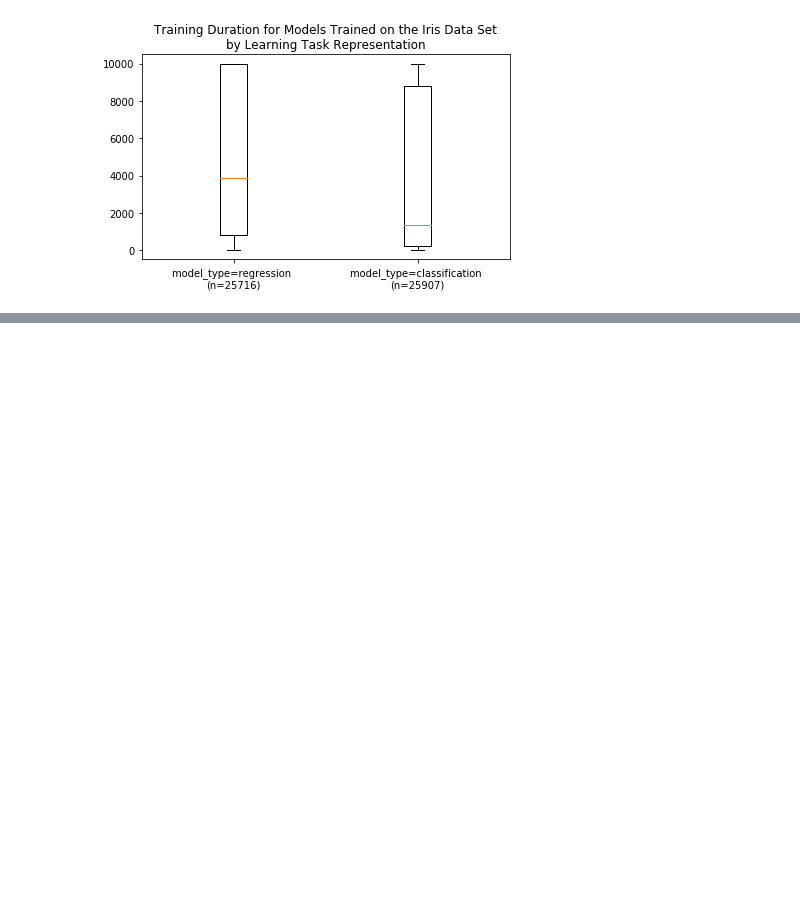
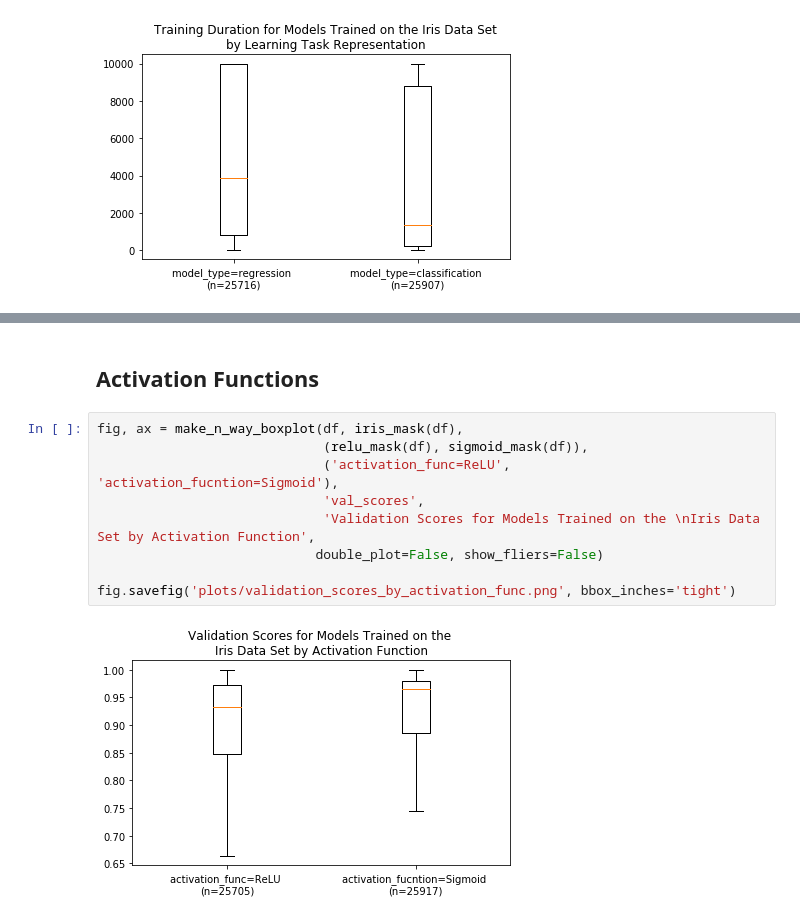
Before and after one commit to AnthonyDickson/Neural-Networks, a Jupyter notebook: notebooks/Figures for the Report.ipynb, the cells around one changed output, grey strips where cells are left out. Drawn from its saved outputs; the diff is of its cells as text; blank space fills up the shorter version.

Commit message:
add plots for activation functions results

```diff
--- a/notebooks/Figures for the Report.ipynb
+++ b/notebooks/Figures for the Report.ipynb
@@ -318 +337,14 @@ fig.savefig('plots/training_duration_by_clf_type.png', bbox_inches='tight')
+# %% [markdown]
+## Activation Functions
+# %%
+fig, ax = make_n_way_boxplot(df, iris_mask(df),
+                             (relu_mask(df), sigmoid_mask(df)),
+                             ('activation_func=ReLU',  'activation_fucntion=Sigmoid'),
+                             'val_scores',
+                             'Validation Scores for Models Trained on the \nIris Data Set by Activation Function',
+                            double_plot=False, show_fliers=False)
+
+fig.savefig('plots/validation_scores_by_activation_func.png', bbox_inches='tight')
+# %% [output]
+[figure, added]
 # %%
```
Also changed, not shown: parts of 3 cells of this notebook, 2 other files.
